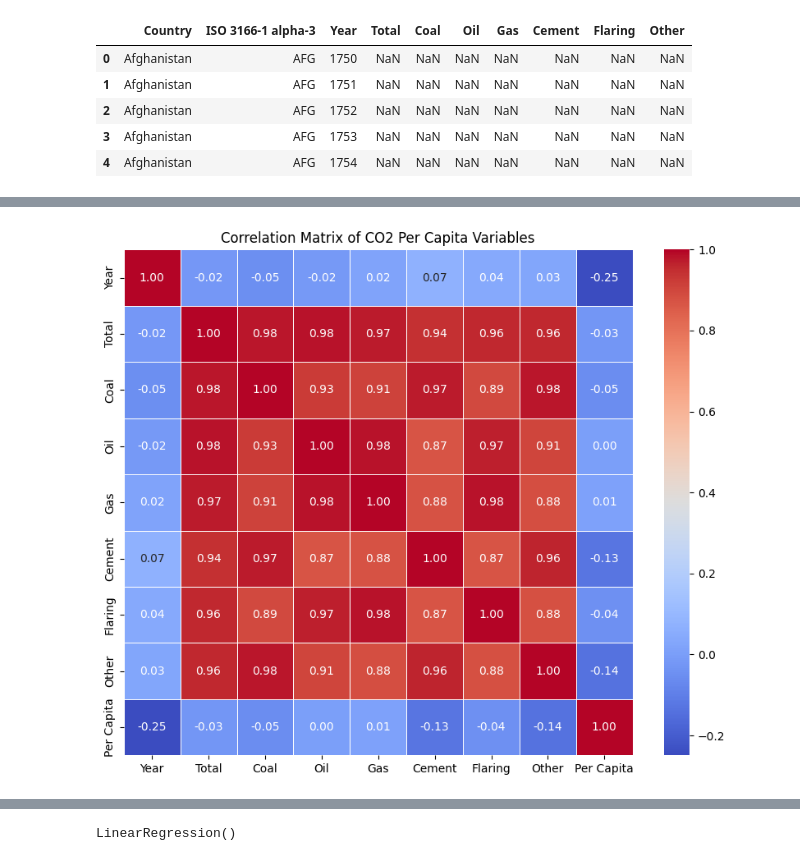
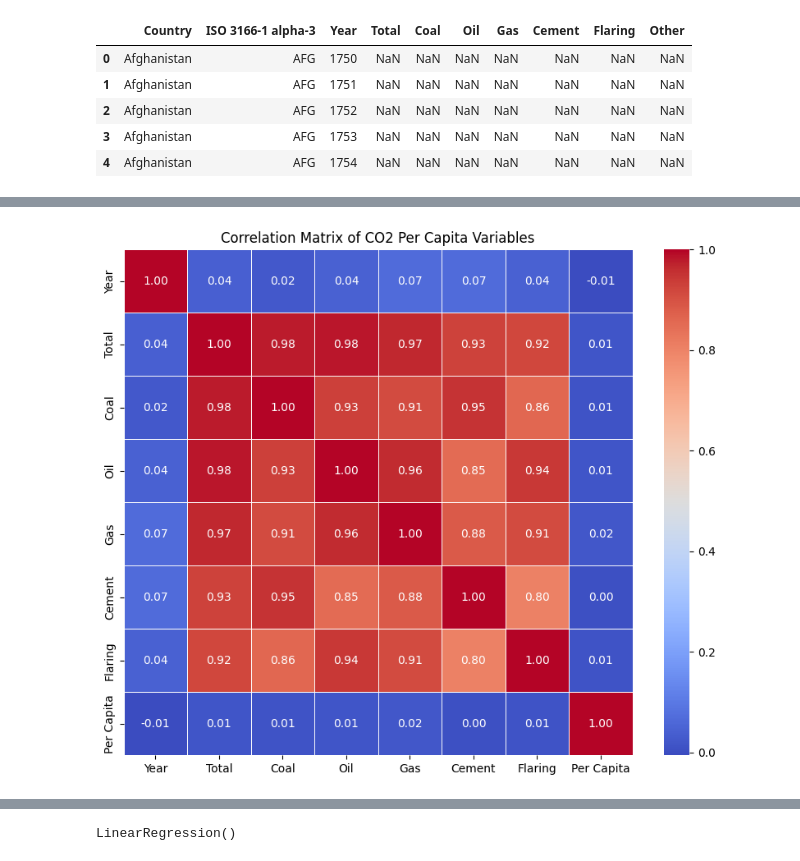
Before and after one commit to LUJHNA/ExamBI, a Jupyter notebook: Exam Project.ipynb, the cells around one changed output, grey strips where cells are left out. Cells and saved outputs as stored; diff of their text form; code cells hidden in the pictures.

```diff
--- a/Exam Project.ipynb
+++ b/Exam Project.ipynb
@@ -70,6 +70,8 @@ Flaring               41554
 Other                 61484
 Per Capita            44130
 dtype: int64
+# %%
+co2mt_df.drop(['Other'], axis=1, inplace=True)
 # %%
 # Drop rows with missing values
 co2mt_df = co2mt_df.dropna()
@@ -485,18 +526,18 @@ Per Capita            float64
 dtype: object
 # %%
 # Select relevant numeric columns for correlation analysis
-numeric_columns = ['Year', 'Total', 'Coal', 'Oil', 'Gas', 'Cement', 'Flaring', 'Other', 'Per Capita']
+numeric_columns = ['Year', 'Total', 'Coal', 'Oil', 'Gas', 'Cement', 'Flaring', 'Per Capita']
 
 # Create a correlation matrix
-correlation_matrix = co2pc_df[numeric_columns].corr()
+correlation_matrix = co2mt_df[numeric_columns].corr()
 
 # Plot the correlation matrix as a heatmap
 plt.figure(figsize=(10, 8))
 sns.heatmap(correlation_matrix, annot=True, cmap='coolwarm', fmt=".2f", linewidths=0.5)
 plt.title('Correlation Matrix of CO2 Per Capita Variables')
 plt.show()
 # %% [output]
-[figure, old version]
+[figure, new version]
 # %%
 # Create box plots for each numeric column
 plt.figure(figsize=(12, 8))
```
Also changed, not shown: parts of 46 cells of this notebook, 5 other files.
